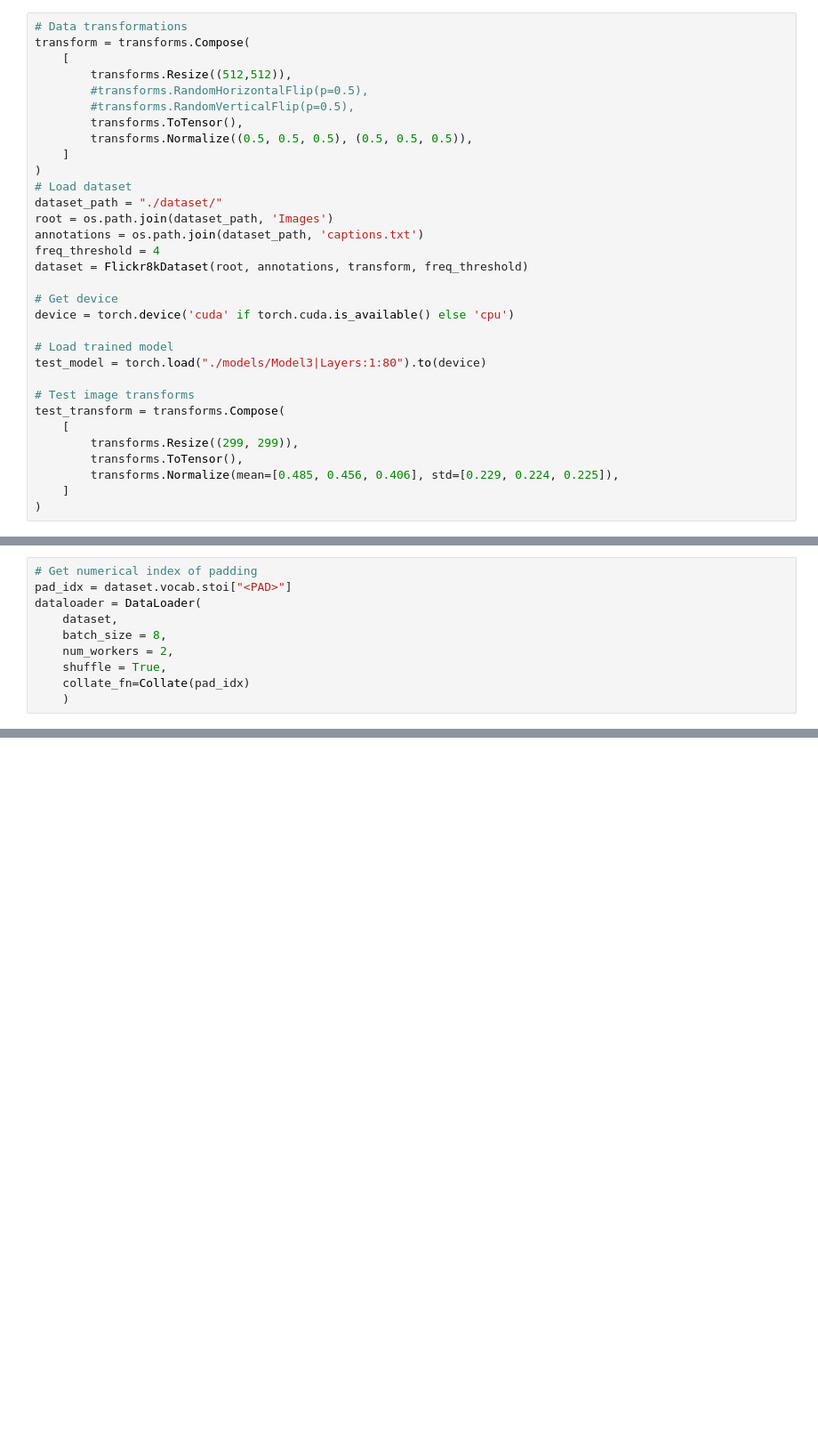
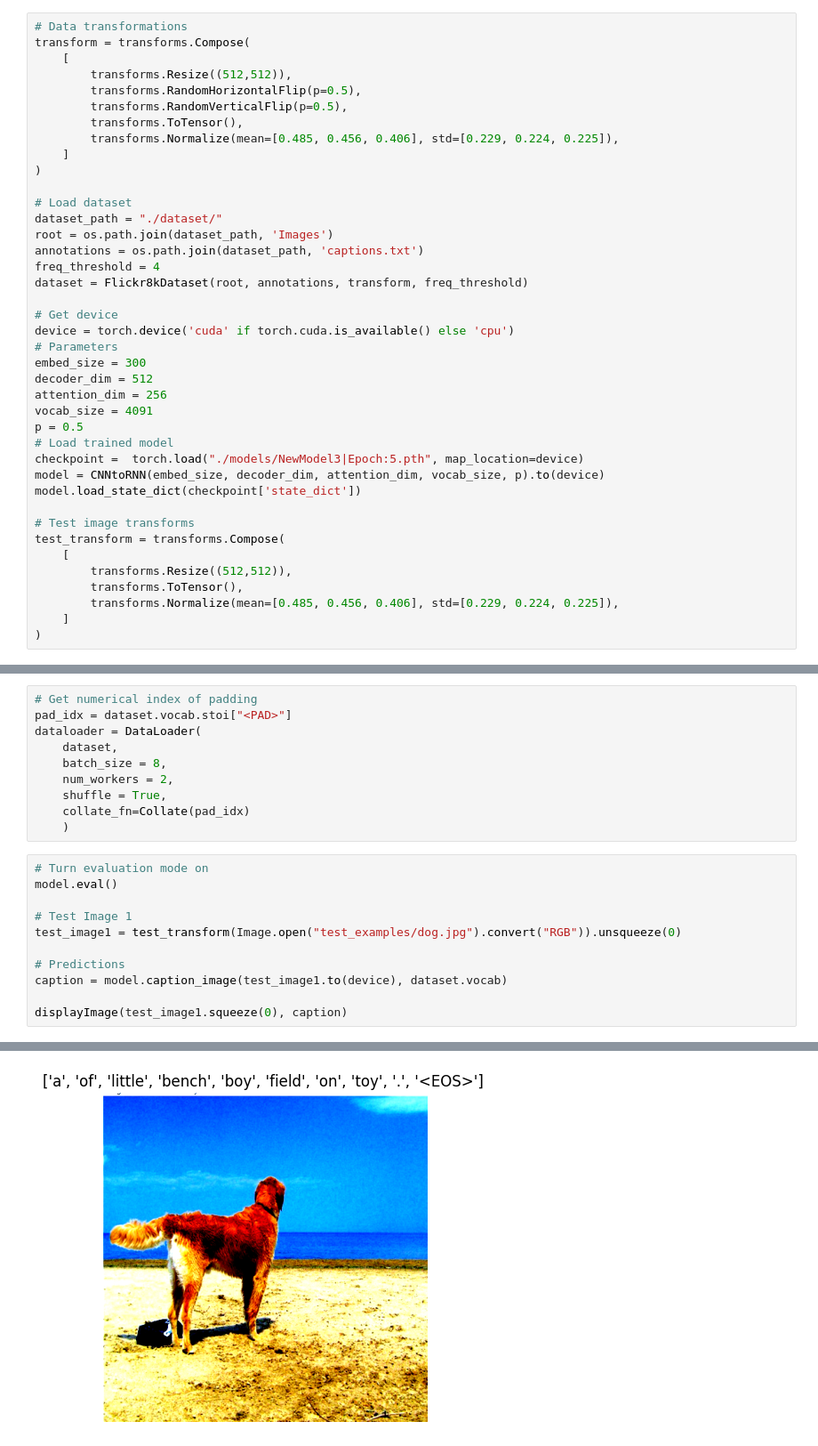
Before and after one commit to ncg87/image-captioning, a Jupyter notebook: testing.ipynb, the cells around one changed output, grey strips where cells are left out. Shown at 89% size. Saved outputs shown, nothing was run; the diff lists cells and outputs as text; blank space fills up the shorter version.

```diff
--- a/testing.ipynb
+++ b/testing.ipynb
@@ -72,12 +73,13 @@ def displayImage(img, caption):
 transform = transforms.Compose(
     [
         transforms.Resize((512,512)),
-        #transforms.RandomHorizontalFlip(p=0.5),
-        #transforms.RandomVerticalFlip(p=0.5),
+        transforms.RandomHorizontalFlip(p=0.5),
+        transforms.RandomVerticalFlip(p=0.5),
         transforms.ToTensor(),
-        transforms.Normalize((0.5, 0.5, 0.5), (0.5, 0.5, 0.5)),
+        transforms.Normalize(mean=[0.485, 0.456, 0.406], std=[0.229, 0.224, 0.225]),
     ]
 )
+
 # Load dataset
 dataset_path = "./dataset/"
 root = os.path.join(dataset_path, 'Images')
@@ -87,14 +89,21 @@ dataset = Flickr8kDataset(root, annotations, transform, freq_threshold)
 
 # Get device
 device = torch.device('cuda' if torch.cuda.is_available() else 'cpu')
-
+# Parameters
+embed_size = 300
+decoder_dim = 512
+attention_dim = 256
+vocab_size = 4091
+p = 0.5
 # Load trained model
-test_model = torch.load("./models/Model3|Layers:1:80").to(device)
+checkpoint =  torch.load("./models/NewModel3|Epoch:5.pth", map_location=device)
+model = CNNtoRNN(embed_size, decoder_dim, attention_dim, vocab_size, p).to(device)
+model.load_state_dict(checkpoint['state_dict'])
 
 # Test image transforms
 test_transform = transforms.Compose(
     [
-        transforms.Resize((299, 299)),
+        transforms.Resize((512,512)),
         transforms.ToTensor(),
         transforms.Normalize(mean=[0.485, 0.456, 0.406], std=[0.229, 0.224, 0.225]),
     ]
@@ -109,3 +123,15 @@ dataloader = DataLoader(
     shuffle = True,
     collate_fn=Collate(pad_idx)
     )
+# %%
+# Turn evaluation mode on
+model.eval()
+
+# Test Image 1
+test_image1 = test_transform(Image.open("test_examples/dog.jpg").convert("RGB")).unsqueeze(0)
+
+# Predictions
+caption = model.caption_image(test_image1.to(device), dataset.vocab)
+
+displayImage(test_image1.squeeze(0), caption)
+# %% [output]
@@ -111,0 +139 @@ dataloader = DataLoader(
+[figure, added]
```
Also changed, not shown: parts of 19 cells of this notebook, 5 other files.
